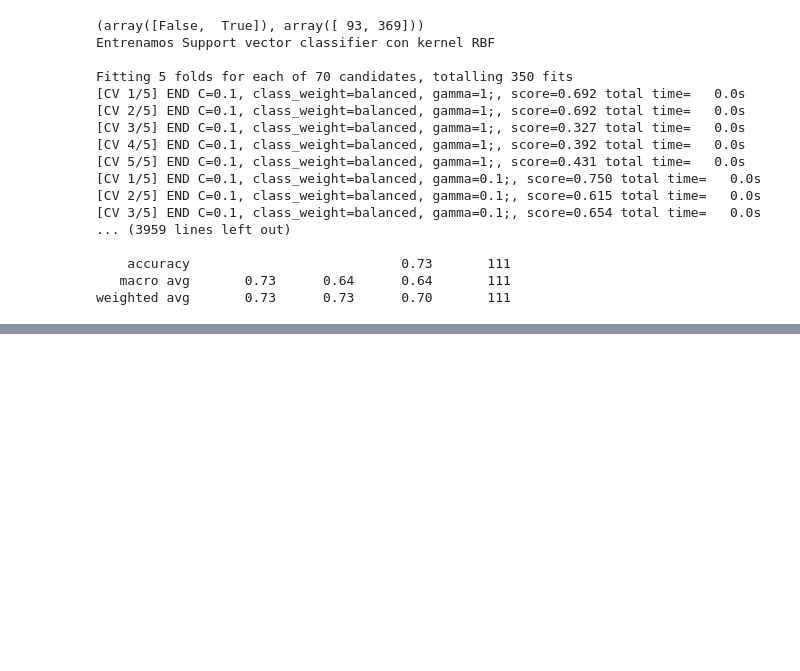
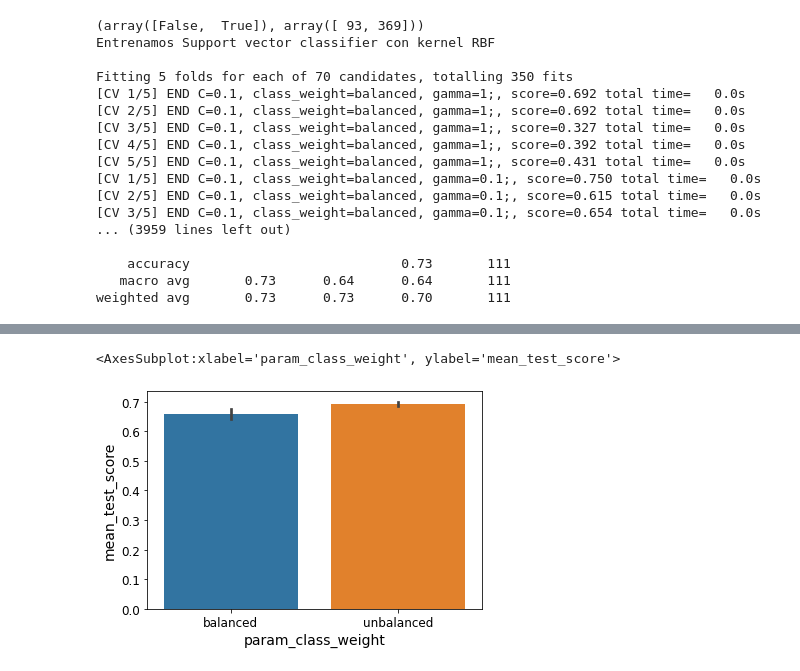
Before and after one commit to eveolsza/TP3--Support-Vector-Machines_Decision-Trees, a Jupyter notebook: TP3.ipynb, the cells around one changed output, grey strips where cells are left out. Cells and saved outputs as stored; diff of their text form; code cells hidden in the pictures; blank space fills up the shorter version.

```diff
--- a/Untitled.ipynb
+++ b/TP3.ipynb
@@ -472,0 +518,5 @@ weighted avg       0.73      0.73      0.70       111
+# %%
+sns.barplot(data=GridSearchResult_rbf_WeightedClean, x='param_class_weight', y='mean_test_score')
+# %% [output]
+<AxesSubplot:xlabel='param_class_weight', ylabel='mean_test_score'>
+[figure, added]
```
Also changed, not shown: parts of 18 cells of this notebook, 2 other files.
